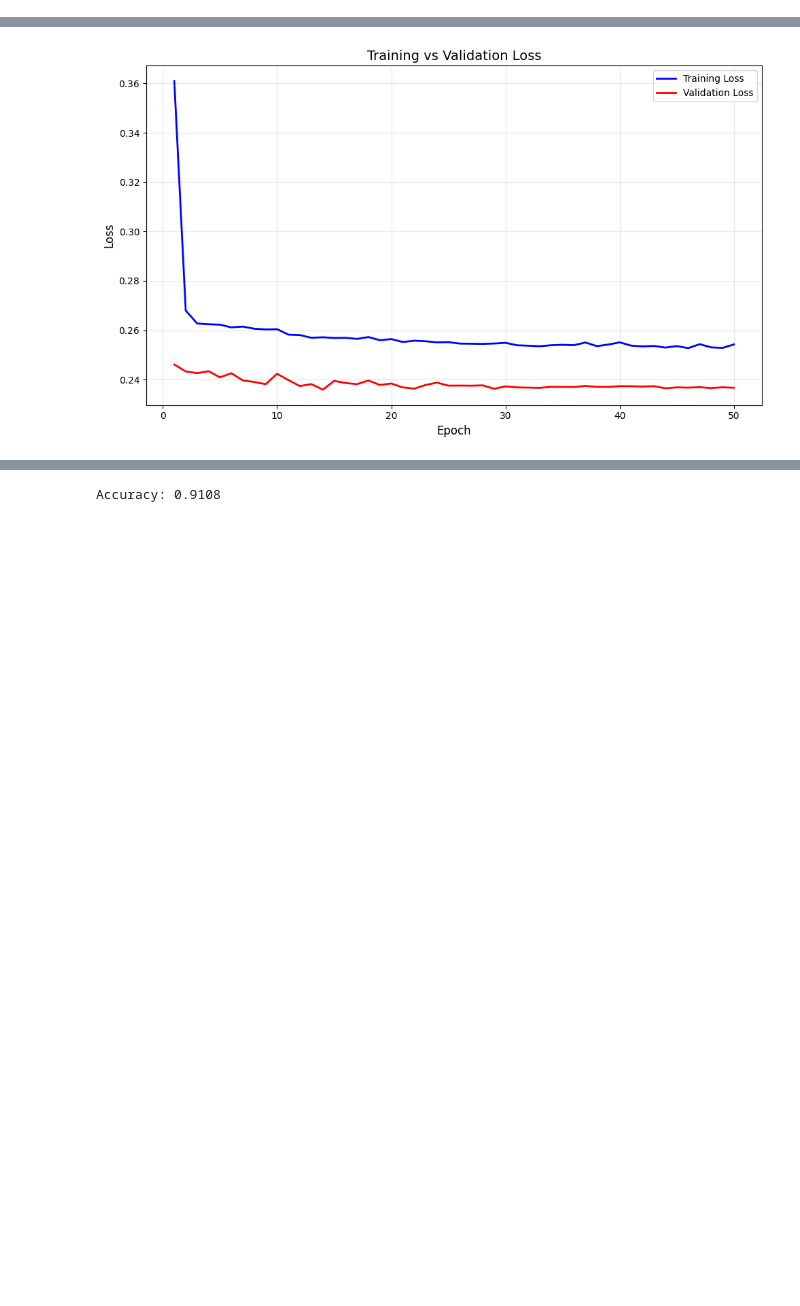
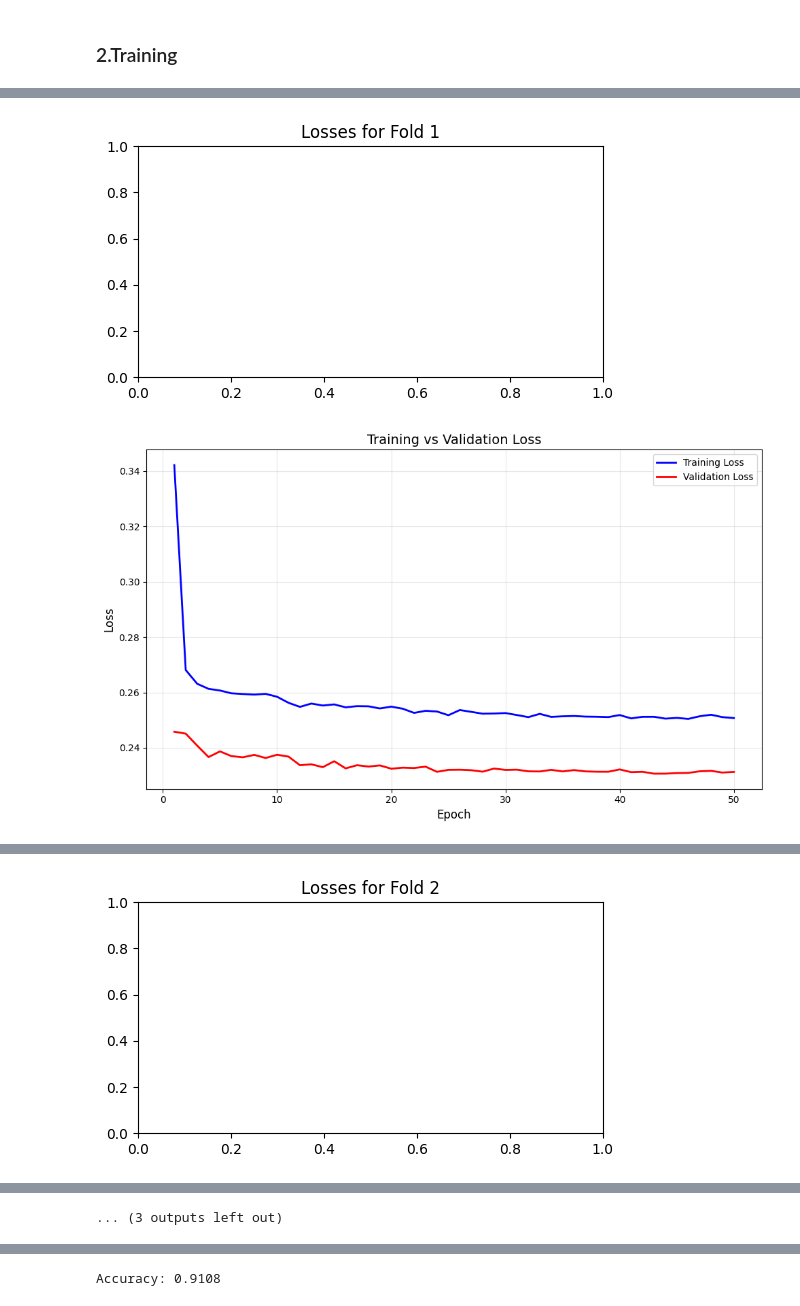
Before and after one commit to doan2506/MLP_From_Scratch, a Jupyter notebook: src/main.ipynb, the cells around one changed output, grey strips where cells are left out. Cells and saved outputs as stored; diff of their text form; code cells hidden in the pictures; blank space fills up the shorter version.

```diff
--- a/src/main.ipynb
+++ b/src/main.ipynb
@@ -31,6 +104,46 @@ print(X_train.shape, y_train.shape)
+# %%
+class StratifiedKFold:
+    def __init__(self, n_splits=5, random_state=None):
+        self.n_splits = n_splits
+        self.random_state = random_state
+
+    def split(self, X, y):
+        X = X.copy().values
+        y = y.copy().values
+        np.random.seed(self.random_state)
+        unique_classes, y_indices = np.unique(y, return_inverse=True)
+        class_counts = np.bincount(y_indices)
+        folds = [[] for _ in range(self.n_splits)]
+        for cls in unique_classes:
+            cls_indices = np.where(y == cls)[0]
+            np.random.shuffle(cls_indices)
+            fold_sizes = (class_counts[cls] // self.n_splits) * np.ones(self.n_splits, dtype=int)
+            fold_sizes[:class_counts[cls] % self.n_splits] += 1
+            current = 0
+            for fold_idx in range(self.n_splits):
+                start, stop = current, current + fold_sizes[fold_idx]
+                folds[fold_idx].extend(cls_indices[start:stop])
+                current = stop
+        for fold_idx in range(self.n_splits):
+            test_idx = folds[fold_idx]
+            train_idx = [idx for i, fold in enumerate(folds) if i != fold_idx for idx in fold]
+            yield train_idx, test_idx
+# %% [markdown]
+### 2.Training
 # %%
 from model import MLP
-clf = MLP(X_train, y_train, 0.005, 0.75)
-clf.train(256, 50, X_val, y_val)
-clf.plot_losses()
+import matplotlib.pyplot as plt
+
+n_splits = 5
+cv = StratifiedKFold(n_splits=n_splits, random_state=42)
+for fold, (train_idx, val_idx) in enumerate(cv.split(X_train, df_train['target'])):
+    print(f"FOLD {fold + 1}/{n_splits}")
+    X_train_fold, y_train_fold = X_train.iloc[train_idx], y_train.iloc[train_idx]
+    X_val_fold, y_val_fold = X_train.iloc[val_idx], y_train.iloc[val_idx]
+    clf = MLP(X_train_fold, y_train_fold, 0.005, 0.75)
+    clf.train(256, 50, X_val_fold, y_val_fold)
+    plt.figure(figsize=(6, 3))
+    plt.title(f"Losses for Fold {fold + 1}")
+    clf.plot_losses()
+    plt.show()
 # %% [output]
@@ -43 +157,2 @@ Epoch 50/50, Train Loss: 0.2542, Val Loss: 0.2367
-[figure, old version]
+[figure, new version]
+[figure, added]
@@ -43,0 +166 @@ Epoch 50/50, Train Loss: 0.2542, Val Loss: 0.2367
+[figure, added]
@@ -44,3 +186,4 @@ Epoch 50/50, Train Loss: 0.2542, Val Loss: 0.2367
+... (3 outputs left out)
 # %%
 def evaluate(y_pred, y_true):
     y_true = y_true.to_numpy().reshape(-1, 1)
```
Also changed, not shown: parts of 17 cells of this notebook, 1 other file.
